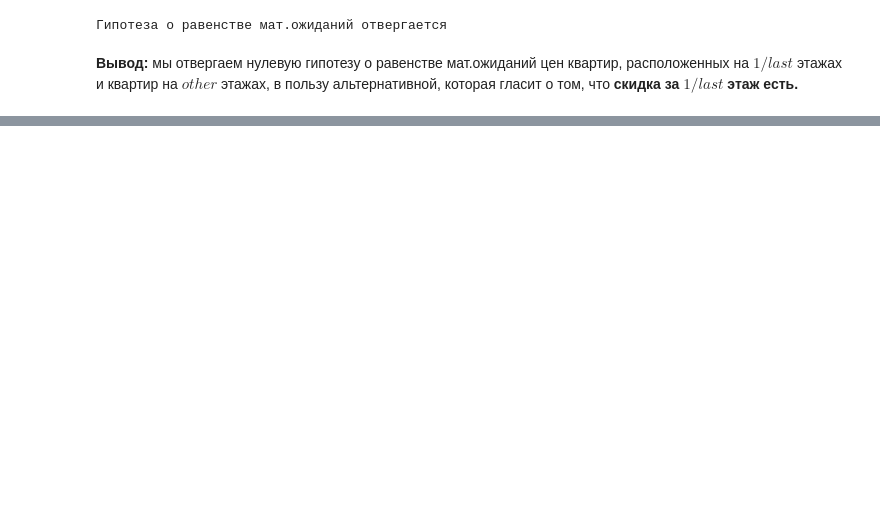
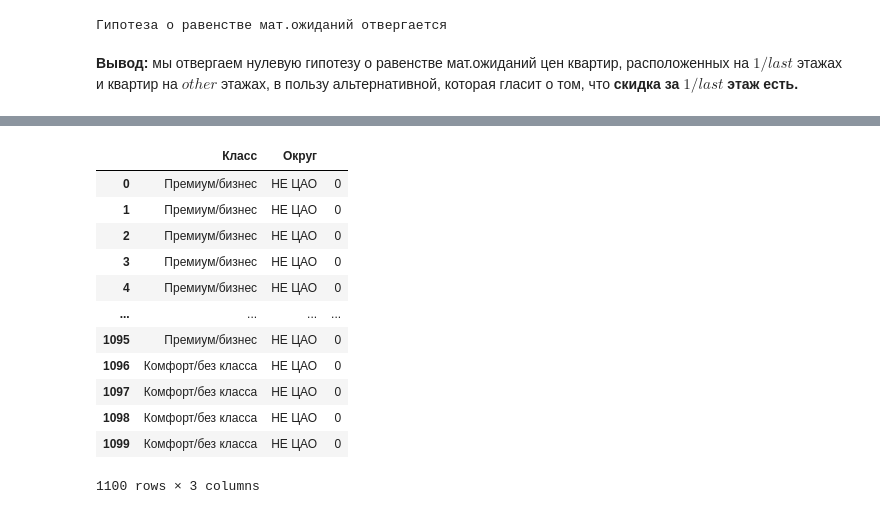
Before and after one commit to PolinaDmitrieva/Project_andan_cian, a Jupyter notebook: hypotheses_cian_3.ipynb, the cells around one changed output, grey strips where cells are left out. Drawn from its saved outputs; the diff is of its cells as text; code cells hidden in the pictures; blank space fills up the shorter version.

```diff
--- a/hypotheses_cian_3.ipynb
+++ b/hypotheses_cian_3.ipynb
@@ -130,0 +209,20 @@ $$ t = \frac{\bar{X} - \bar{Y} - \mu_0}         {\sqrt{(\frac {n+m}{nm})(\frac {
+# %%
+cao_premium = data_without_miss[['Класс', 'Округ']]
+cao_premium['Класс'] = np.where((cao_premium['Класс'] == 'Премиум')|(cao_premium['Класс'] == 'Бизнес'), 'Премиум/бизнес', 'Комфорт/без класса')
+cao_premium['Округ'] = np.where(cao_premium['Округ'] == 'ЦАО', 'ЦАО', 'НЕ ЦАО')
+cao_premium[''] = 0
+cao_premium
+# %% [output]
+|  | Класс | Округ |  |
+| 0 | Премиум/бизнес | НЕ ЦАО | 0 |
+| 1 | Премиум/бизнес | НЕ ЦАО | 0 |
+| 2 | Премиум/бизнес | НЕ ЦАО | 0 |
+| 3 | Премиум/бизнес | НЕ ЦАО | 0 |
+| 4 | Премиум/бизнес | НЕ ЦАО | 0 |
+| ... | ... | ... | ... |
+| 1095 | Премиум/бизнес | НЕ ЦАО | 0 |
+| 1096 | Комфорт/без класса | НЕ ЦАО | 0 |
+| 1097 | Комфорт/без класса | НЕ ЦАО | 0 |
+| 1098 | Комфорт/без класса | НЕ ЦАО | 0 |
+| 1099 | Комфорт/без класса | НЕ ЦАО | 0 |
+1100 rows × 3 columns
```
Also changed, not shown: parts of 49 cells of this notebook.
